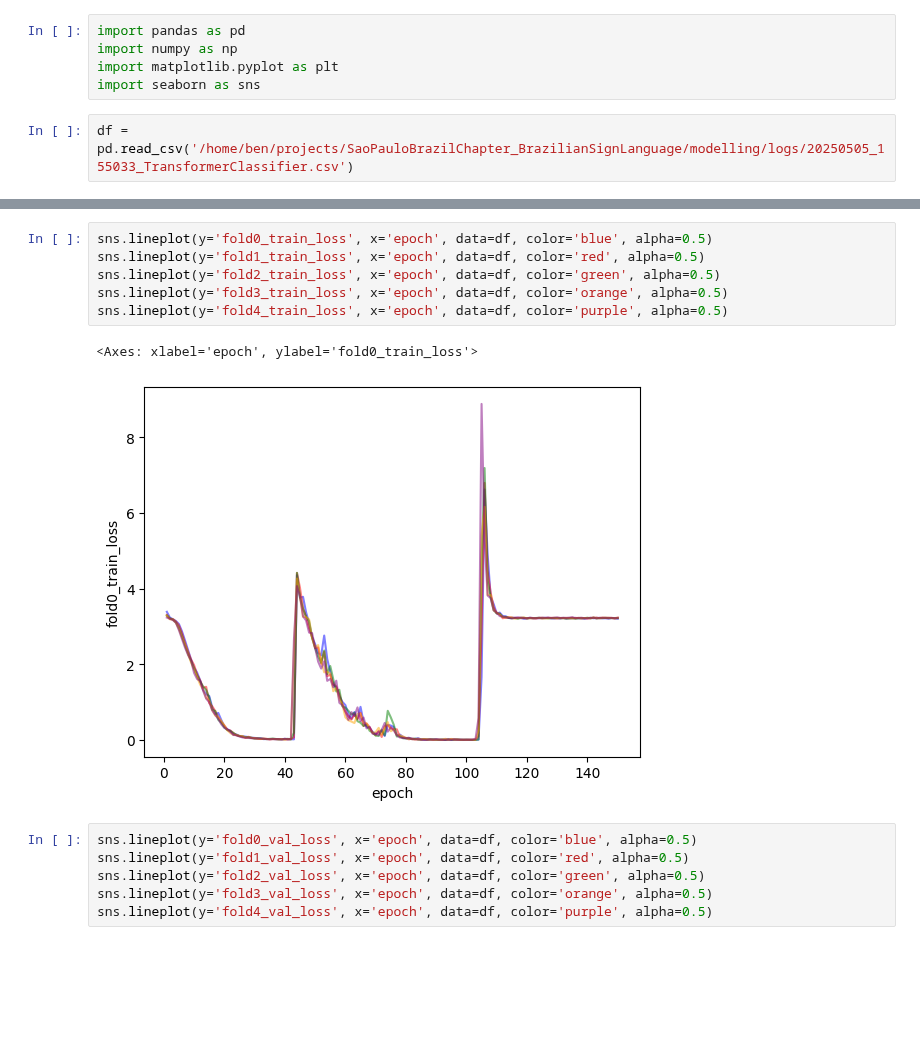
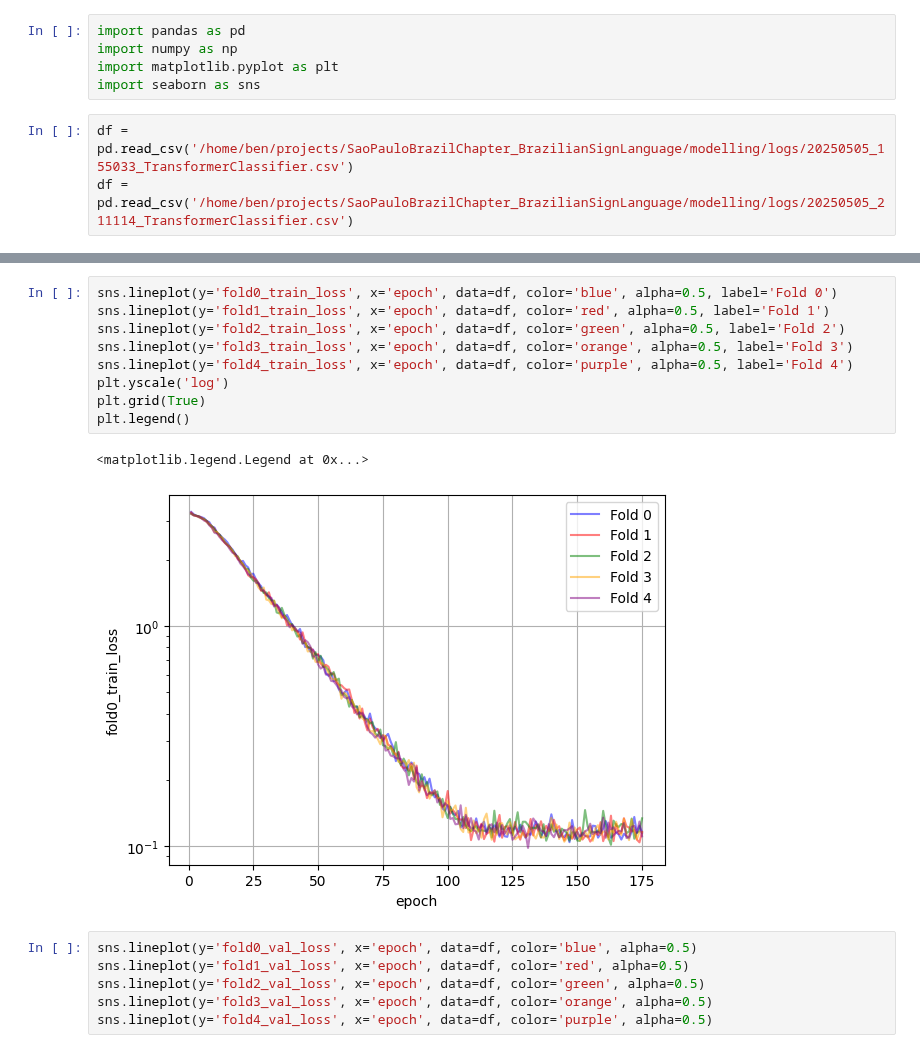
Before and after one commit to patrickf949/SaoPauloBrazilChapter_BrazilianSignLanguage, a Jupyter notebook: code/models/landmark/visualization/TrainingResults.ipynb, the cells around one changed output, grey strips where cells are left out. Saved outputs shown, nothing was run; the diff lists cells and outputs as text; blank space fills up the shorter version.

```diff
--- a/code/models/landmark/visualization/TrainingResults.ipynb
+++ b/code/models/landmark/visualization/TrainingResults.ipynb
@@ -8,6 +8,7 @@ import matplotlib.pyplot as plt
 import seaborn as sns
 # %%
 df = pd.read_csv('/home/ben/projects/SaoPauloBrazilChapter_BrazilianSignLanguage/modelling/logs/20250505_155033_TransformerClassifier.csv')
+df = pd.read_csv('/home/ben/projects/SaoPauloBrazilChapter_BrazilianSignLanguage/modelling/logs/20250505_211114_TransformerClassifier.csv')
 # %%
 sns.lineplot(y='avg_val_loss', x='epoch', data=df)
 sns.lineplot(y='avg_train_loss', x='epoch', data=df)
@@ -40,12 +18,15 @@ Index(['epoch', 'avg_train_loss', 'avg_val_loss', 'fold0_train_loss',
 # %%
-sns.lineplot(y='fold0_train_loss', x='epoch', data=df, color='blue', alpha=0.5)
-sns.lineplot(y='fold1_train_loss', x='epoch', data=df, color='red', alpha=0.5)
-sns.lineplot(y='fold2_train_loss', x='epoch', data=df, color='green', alpha=0.5)
-sns.lineplot(y='fold3_train_loss', x='epoch', data=df, color='orange', alpha=0.5)
-sns.lineplot(y='fold4_train_loss', x='epoch', data=df, color='purple', alpha=0.5)
+sns.lineplot(y='fold0_train_loss', x='epoch', data=df, color='blue', alpha=0.5, label='Fold 0')
+sns.lineplot(y='fold1_train_loss', x='epoch', data=df, color='red', alpha=0.5, label='Fold 1')
+sns.lineplot(y='fold2_train_loss', x='epoch', data=df, color='green', alpha=0.5, label='Fold 2')
+sns.lineplot(y='fold3_train_loss', x='epoch', data=df, color='orange', alpha=0.5, label='Fold 3')
+sns.lineplot(y='fold4_train_loss', x='epoch', data=df, color='purple', alpha=0.5, label='Fold 4')
+plt.yscale('log')
+plt.grid(True)
+plt.legend()
 # %% [output]
-<Axes: xlabel='epoch', ylabel='fold0_train_loss'>
+<matplotlib.legend.Legend at 0x...>
-[figure, old version]
+[figure, new version]
 # %%
 sns.lineplot(y='fold0_val_loss', x='epoch', data=df, color='blue', alpha=0.5)
 sns.lineplot(y='fold1_val_loss', x='epoch', data=df, color='red', alpha=0.5)
```
Also changed, not shown: parts of 2 cells of this notebook, 2 other files.
